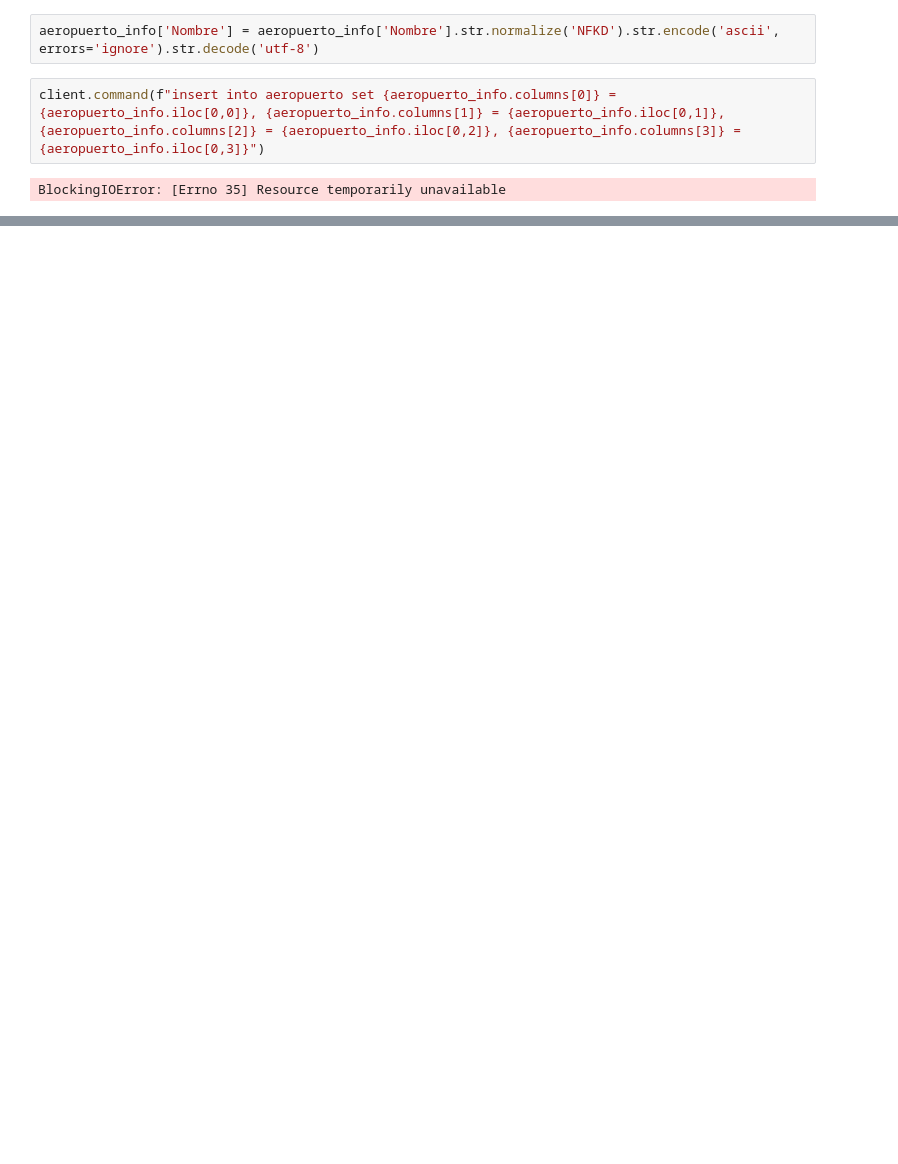
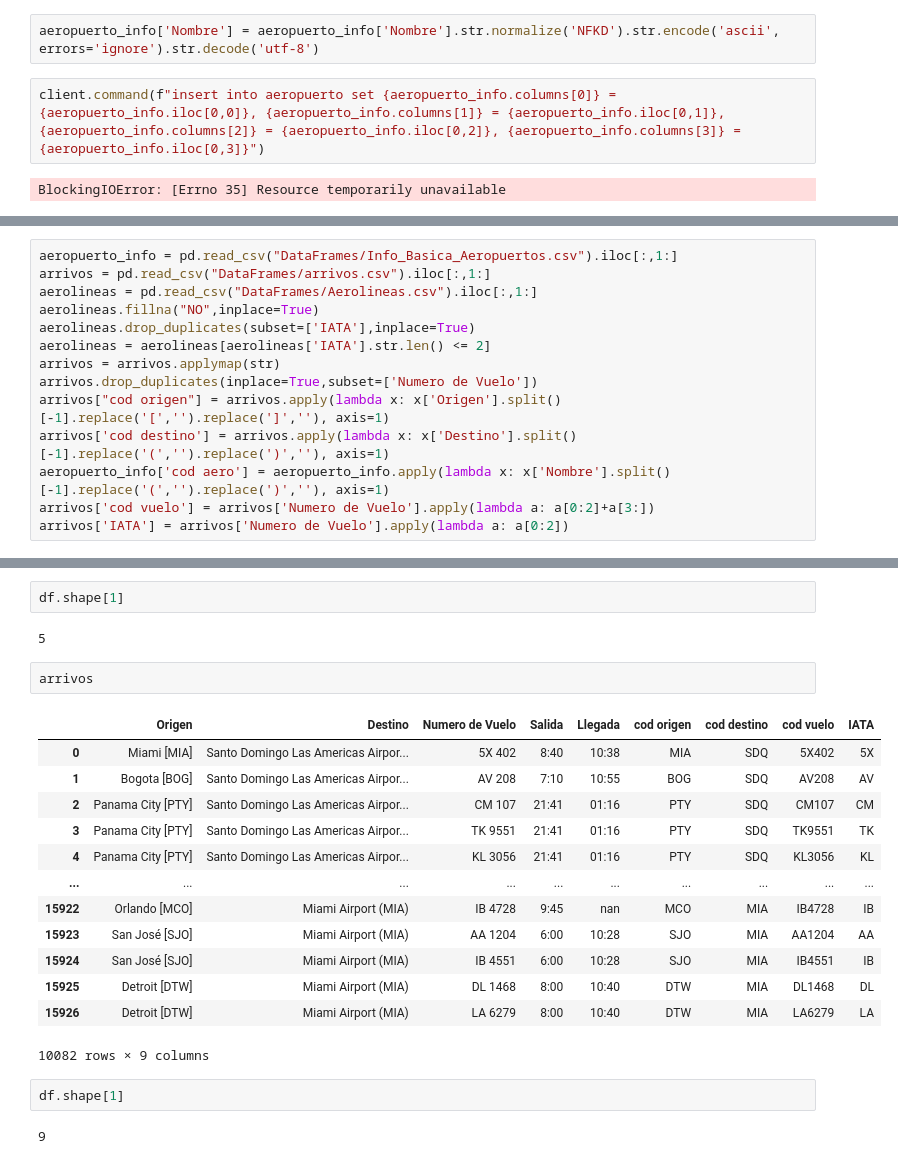
Before and after one commit to ManriCamachoP/AeropuertoDB, a Jupyter notebook: src/OrientDB.ipynb, the cells around one changed output, grey strips where cells are left out. Cells and saved outputs as stored; diff of their text form; blank space fills up the shorter version.

```diff
--- a/src/OrientDB.ipynb
+++ b/src/OrientDB.ipynb
@@ -117,0 +115,14 @@ PyOrientCommandException:  -
+# %%
+aeropuerto_info = pd.read_csv("DataFrames/Info_Basica_Aeropuertos.csv").iloc[:,1:]
+arrivos = pd.read_csv("DataFrames/arrivos.csv").iloc[:,1:]
+aerolineas = pd.read_csv("DataFrames/Aerolineas.csv").iloc[:,1:]
+aerolineas.fillna("NO",inplace=True)
+aerolineas.drop_duplicates(subset=['IATA'],inplace=True)
+aerolineas = aerolineas[aerolineas['IATA'].str.len() <= 2]
+arrivos = arrivos.applymap(str)
+arrivos.drop_duplicates(inplace=True,subset=['Numero de Vuelo'])
+arrivos["cod origen"] = arrivos.apply(lambda x: x['Origen'].split()[-1].replace('[','').replace(']',''), axis=1)
+arrivos['cod destino'] = arrivos.apply(lambda x: x['Destino'].split()[-1].replace('(','').replace(')',''), axis=1)
+aeropuerto_info['cod aero'] = aeropuerto_info.apply(lambda x: x['Nombre'].split()[-1].replace('(','').replace(')',''), axis=1)
+arrivos['cod vuelo'] = arrivos['Numero de Vuelo'].apply(lambda a: a[0:2]+a[3:])
+arrivos['IATA'] = arrivos['Numero de Vuelo'].apply(lambda a: a[0:2])
@@ -117,0 +328,24 @@ PyOrientCommandException:  -
+# %%
+df.shape[1]
+# %% [output]
+5
+# %%
+arrivos
+# %% [output]
+|  | Origen | Destino | Numero de Vuelo | Salida | Llegada | cod origen | cod destino | cod vuelo | IATA |
+| 0 | Miami [MIA] | Santo Domingo Las Americas Airpor... | 5X 402 | 8:40 | 10:38 | MIA | SDQ | 5X402 | 5X |
+| 1 | Bogota [BOG] | Santo Domingo Las Americas Airpor... | AV 208 | 7:10 | 10:55 | BOG | SDQ | AV208 | AV |
+| 2 | Panama City [PTY] | Santo Domingo Las Americas Airpor... | CM 107 | 21:41 | 01:16 | PTY | SDQ | CM107 | CM |
+| 3 | Panama City [PTY] | Santo Domingo Las Americas Airpor... | TK 9551 | 21:41 | 01:16 | PTY | SDQ | TK9551 | TK |
+| 4 | Panama City [PTY] | Santo Domingo Las Americas Airpor... | KL 3056 | 21:41 | 01:16 | PTY | SDQ | KL3056 | KL |
+| ... | ... | ... | ... | ... | ... | ... | ... | ... | ... |
+| 15922 | Orlando [MCO] | Miami Airport (MIA) | IB 4728 | 9:45 | nan | MCO | MIA | IB4728 | IB |
+| 15923 | San José [SJO] | Miami Airport (MIA) | AA 1204 | 6:00 | 10:28 | SJO | MIA | AA1204 | AA |
+| 15924 | San José [SJO] | Miami Airport (MIA) | IB 4551 | 6:00 | 10:28 | SJO | MIA | IB4551 | IB |
+| 15925 | Detroit [DTW] | Miami Airport (MIA) | DL 1468 | 8:00 | 10:40 | DTW | MIA | DL1468 | DL |
+| 15926 | Detroit [DTW] | Miami Airport (MIA) | LA 6279 | 8:00 | 10:40 | DTW | MIA | LA6279 | LA |
+10082 rows × 9 columns
+# %%
+df.shape[1]
+# %% [output]
+9
```
Also changed, not shown: parts of 18 cells of this notebook, 4 other files.
